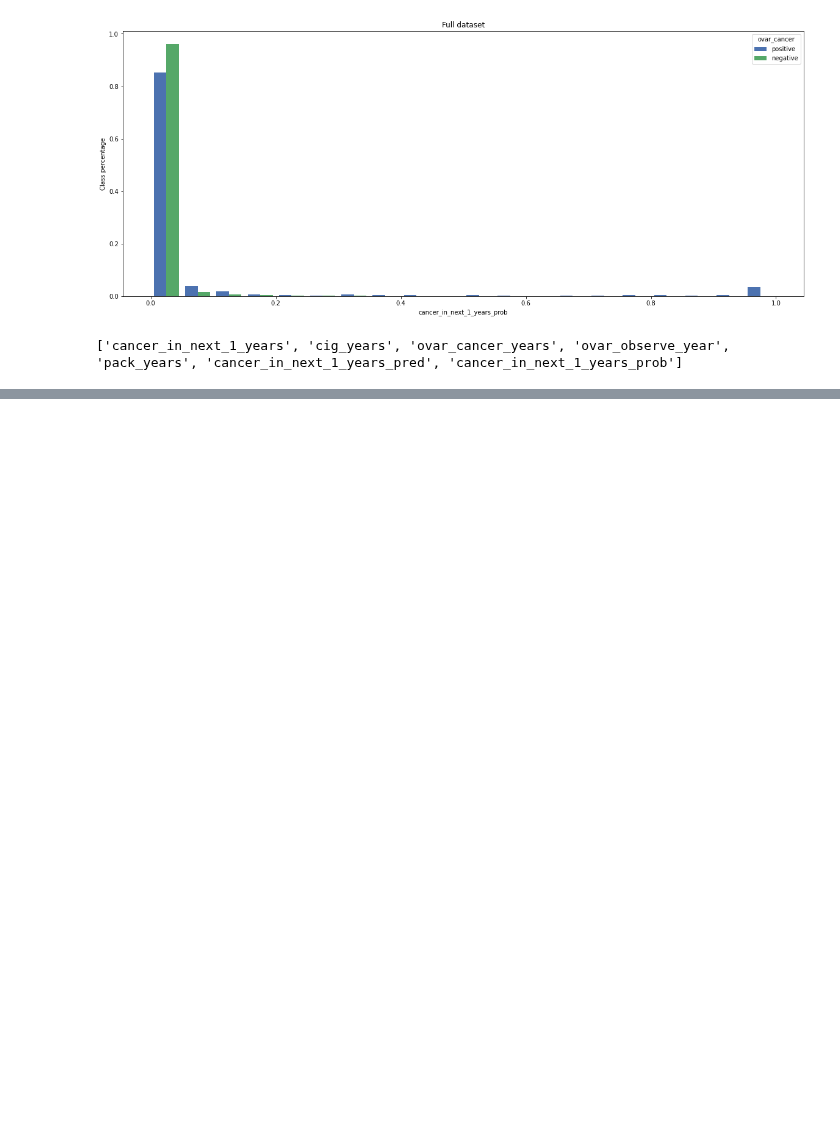
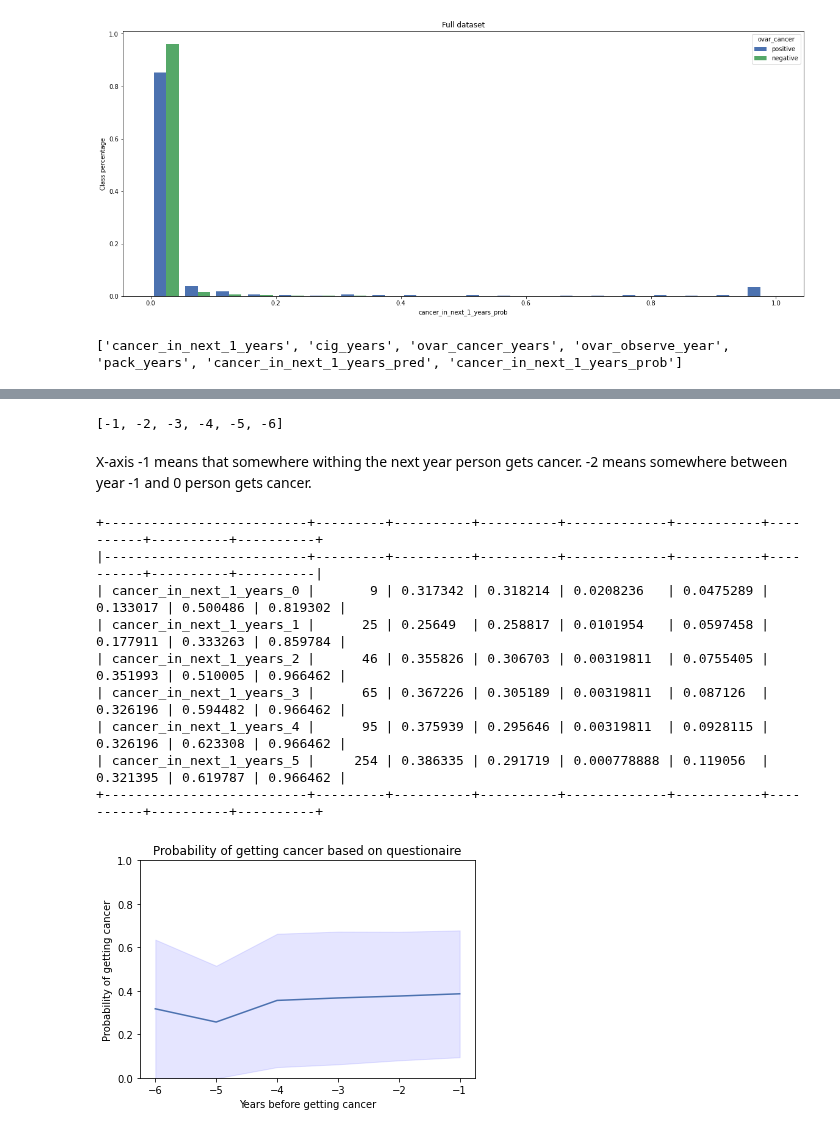
Before and after one commit to fedorenkood/ovarian_cancer_models, a Jupyter notebook: running_tests_single_label.ipynb, the cells around one changed output, grey strips where cells are left out. Cells and saved outputs as stored; diff of their text form; code cells hidden in the pictures; blank space fills up the shorter version.

```diff
--- a/running_tests_single_label.ipynb
+++ b/running_tests_single_label.ipynb
@@ -226,0 +325,41 @@ print([col for col in full_dataset.columns if 'year' in col])
+# %%
+def plot_change_in_confidence(full_dataset, title = ''):
+    grouped_df = full_dataset.groupby(['plco_id'])
+    diff_df = []
+
+    for key, item in grouped_df:
+        diff = {}
+        group = grouped_df.get_group(key)
+        group = group.sort_values('study_yr').reset_index()
+        diff['plco_id'] = group.loc[0, 'plco_id']
+        years = group['study_yr'].unique()
+        max_year = 6 - len(years)
+        # max_year = 0
+        for year in range(len(years)):
+            diff[f'cancer_in_next_1_years_{int(max_year + year)}'] = group.loc[year, 'cancer_in_next_1_years_prob']
+            # if len(years) == 5:
+            #     print(diff)
+        diff_df.append(diff)
+
+    ordered_cols = []
+    for i in range(6):
+        ordered_cols.append(f'cancer_in_next_1_years_{i}')
+
+    diff_df = pd.DataFrame(diff_df)
+
+    diff_df = diff_df[['plco_id'] + ordered_cols]
+    print_df(diff_df.describe().T)
+    x = sorted(list(range(-1, -7, -1)))
+    stats = diff_df.describe()
+    y = np.array(stats.loc['mean'].to_list())
+    ci = np.array(stats.loc['std'].to_list())
+    plt.plot(x, y)
+    plt.fill_between(x, (y-ci), (y+ci), color='b', alpha=.1)
+    plt.ylabel("Probability of getting cancer")
+    plt.xlabel("Years before getting cancer")
+    plt.ylim([0, 1])
+    plt.title(title)
+# %%
+list(range(-1, -7, -1))
+# %% [output]
+[-1, -2, -3, -4, -5, -6]
@@ -226,0 +368,16 @@ print([col for col in full_dataset.columns if 'year' in col])
+# %% [markdown]
+X-axis -1 means that somewhere withing the next year person gets cancer. -2 means somewhere between year -1 and 0 person gets cancer.
+# %%
+full_dataset = extract_full_dataset_filter_cancer(cv_analytics_util_not_screened)
+plot_change_in_confidence(full_dataset, title='Probability of getting cancer based on questionaire')
+# %% [output]
++--------------------------+---------+----------+----------+-------------+-----------+----------+----------+----------+
+|--------------------------+---------+----------+----------+-------------+-----------+----------+----------+----------|
+| cancer_in_next_1_years_0 |       9 | 0.317342 | 0.318214 | 0.0208236   | 0.0475289 | 0.133017 | 0.500486 | 0.819302 |
+| cancer_in_next_1_years_1 |      25 | 0.25649  | 0.258817 | 0.0101954   | 0.0597458 | 0.177911 | 0.333263 | 0.859784 |
+| cancer_in_next_1_years_2 |      46 | 0.355826 | 0.306703 | 0.00319811  | 0.0755405 | 0.351993 | 0.510005 | 0.966462 |
+| cancer_in_next_1_years_3 |      65 | 0.367226 | 0.305189 | 0.00319811  | 0.087126  | 0.326196 | 0.594482 | 0.966462 |
+| cancer_in_next_1_years_4 |      95 | 0.375939 | 0.295646 | 0.00319811  | 0.0928115 | 0.326196 | 0.623308 | 0.966462 |
+| cancer_in_next_1_years_5 |     254 | 0.386335 | 0.291719 | 0.000778888 | 0.119056  | 0.321395 | 0.619787 | 0.966462 |
++--------------------------+---------+----------+----------+-------------+-----------+----------+----------+----------+
+[figure, added]
```
Also changed, not shown: parts of 22 cells of this notebook, 3 other files.
